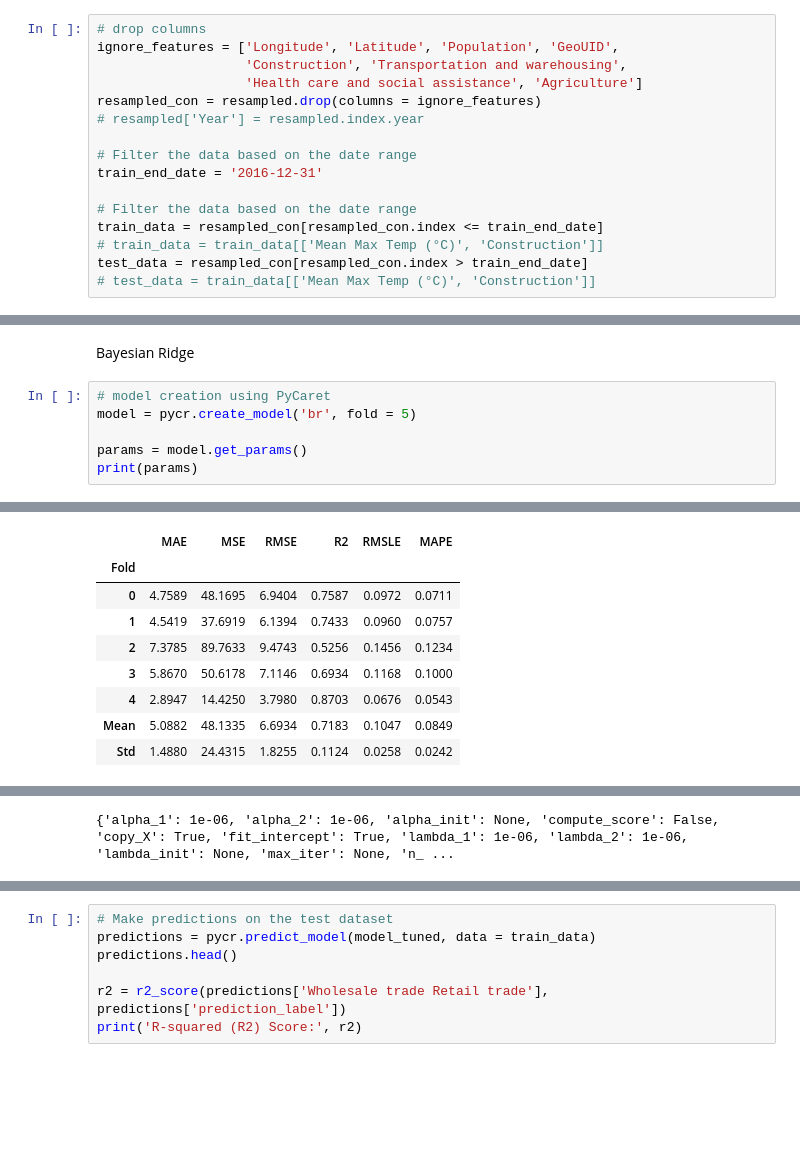
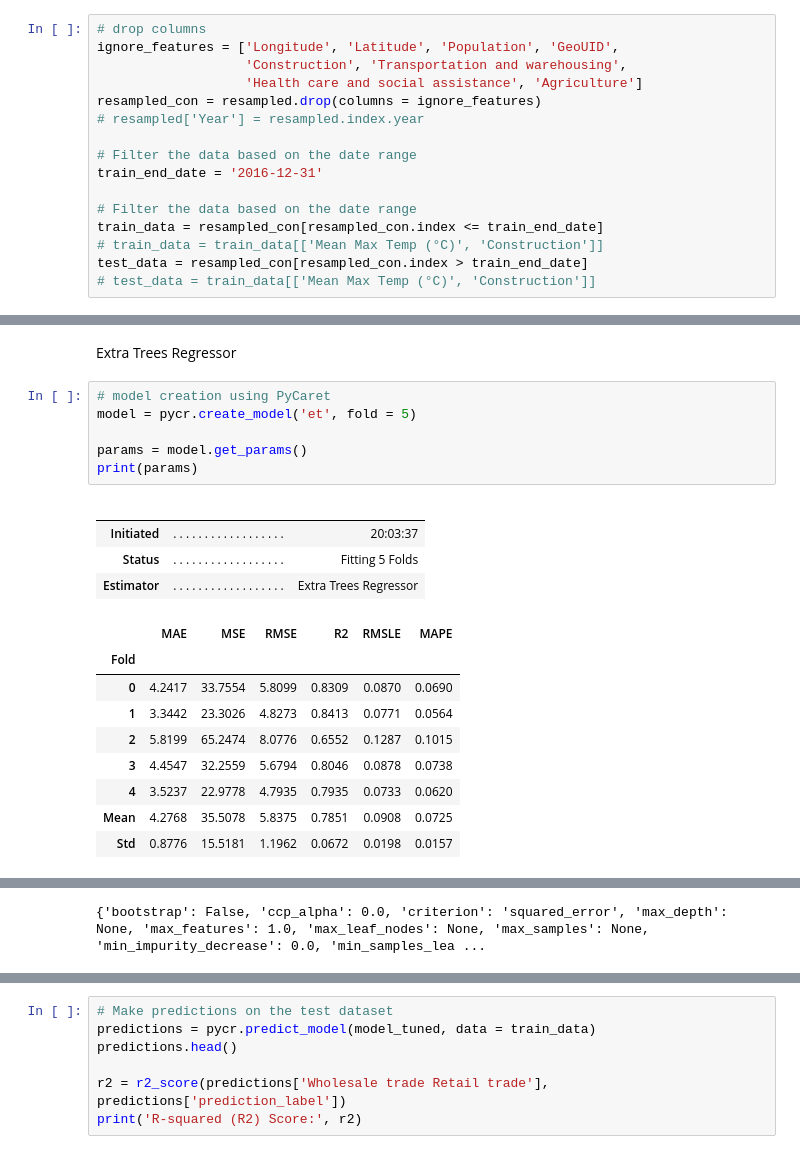
Before and after one commit to chustjarey/Climate-Change-and-its-Economic-Impact-DAB422-24W-004-Group9, a Jupyter notebook: Part II/06_Machine Learning Model - Regression - BC.ipynb, the cells around one changed output, grey strips where cells are left out. Drawn from its saved outputs; the diff is of its cells as text; blank space fills up the shorter version.

```diff
--- a/Part II/06_Machine Learning Model - Regression - BC.ipynb
+++ b/Part II/06_Machine Learning Model - Regression - BC.ipynb
@@ -1883,20 +1952,25 @@ best = pycr.compare_models(sort='R2')
 [interactive output not drawn]
-# %% [markdown]
-Bayesian Ridge
+# %% [markdown]
+Extra Trees Regressor
 # %%
 # model creation using PyCaret
-model = pycr.create_model('br', fold = 5)
+model = pycr.create_model('et', fold = 5)
 
 params = model.get_params()
 print(params)
 # %% [output]
+|  |  |  |
+|  |  |  |
+| Initiated | . . . . . . . . . . . . . . . . . . | 20:03:37 |
+| Status | . . . . . . . . . . . . . . . . . . | Fitting 5 Folds |
+| Estimator | . . . . . . . . . . . . . . . . . . | Extra Trees Regressor |
+|  | MAE | MSE | RMSE | R2 | RMSLE | MAPE |
+| Fold |  |  |  |  |  |  |
+| 0 | 4.2417 | 33.7554 | 5.8099 | 0.8309 | 0.0870 | 0.0690 |
+| 1 | 3.3442 | 23.3026 | 4.8273 | 0.8413 | 0.0771 | 0.0564 |
+| 2 | 5.8199 | 65.2474 | 8.0776 | 0.6552 | 0.1287 | 0.1015 |
+| 3 | 4.4547 | 32.2559 | 5.6794 | 0.8046 | 0.0878 | 0.0738 |
+| 4 | 3.5237 | 22.9778 | 4.7935 | 0.7935 | 0.0733 | 0.0620 |
+| Mean | 4.2768 | 35.5078 | 5.8375 | 0.7851 | 0.0908 | 0.0725 |
+| Std | 0.8776 | 15.5181 | 1.1962 | 0.0672 | 0.0198 | 0.0157 |
 [interactive output not drawn]
-|  | MAE | MSE | RMSE | R2 | RMSLE | MAPE |
-| Fold |  |  |  |  |  |  |
-| 0 | 4.7589 | 48.1695 | 6.9404 | 0.7587 | 0.0972 | 0.0711 |
-| 1 | 4.5419 | 37.6919 | 6.1394 | 0.7433 | 0.0960 | 0.0757 |
-| 2 | 7.3785 | 89.7633 | 9.4743 | 0.5256 | 0.1456 | 0.1234 |
-| 3 | 5.8670 | 50.6178 | 7.1146 | 0.6934 | 0.1168 | 0.1000 |
-| 4 | 2.8947 | 14.4250 | 3.7980 | 0.8703 | 0.0676 | 0.0543 |
-| Mean | 5.0882 | 48.1335 | 6.6934 | 0.7183 | 0.1047 | 0.0849 |
-| Std | 1.4880 | 24.4315 | 1.8255 | 0.1124 | 0.0258 | 0.0242 |
@@ -1904,4 +1977,4 @@ print(params)
-{'alpha_1': 1e-06, 'alpha_2': 1e-06, 'alpha_init': None, 'compute_score': False, 'copy_X': True, 'fit_intercept': True, 'lambda_1': 1e-06, 'lambda_2': 1e-06, 'lambda_init': None, 'max_iter': None, 'n_ ...
+{'bootstrap': False, 'ccp_alpha': 0.0, 'criterion': 'squared_error', 'max_depth': None, 'max_features': 1.0, 'max_leaf_nodes': None, 'max_samples': None, 'min_impurity_decrease': 0.0, 'min_samples_lea ...
 # %%
 # Make predictions on the test dataset
 predictions = pycr.predict_model(model, data = train_data)
```
Also changed, not shown: parts of 29 cells of this notebook.
